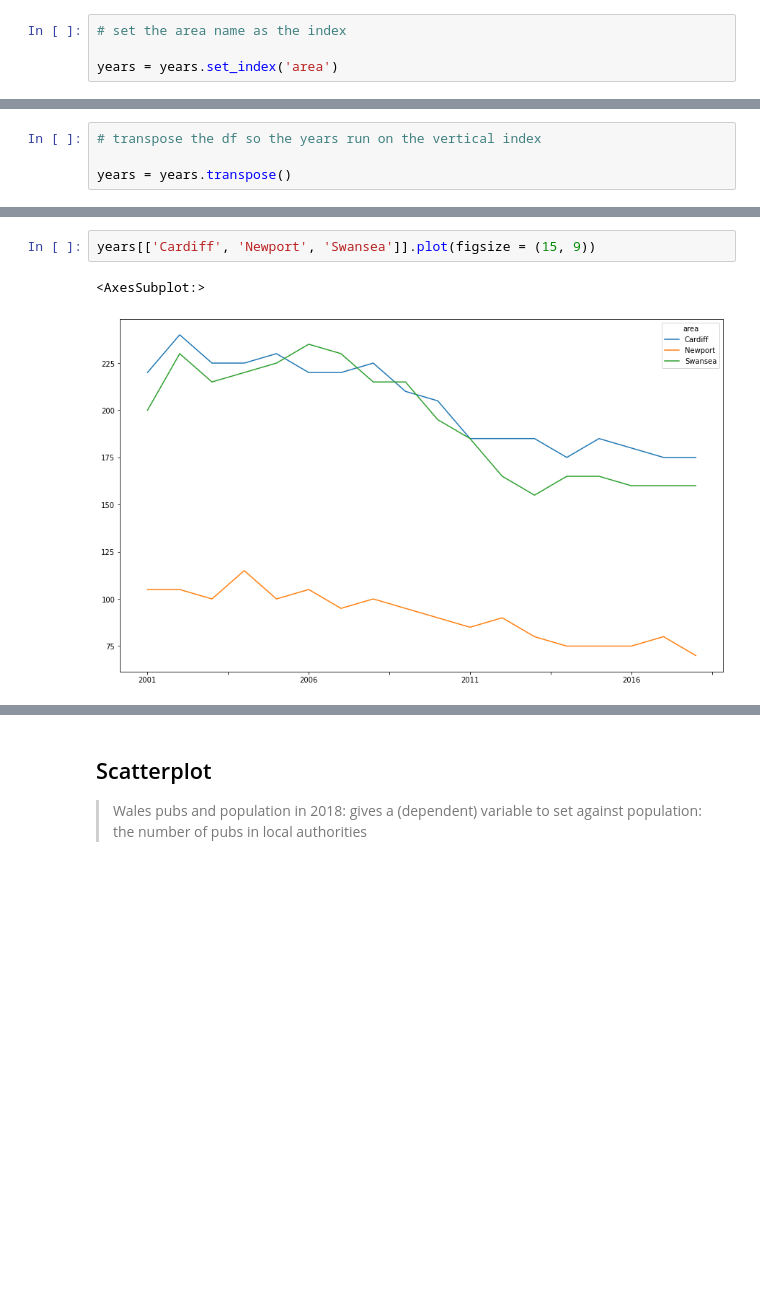
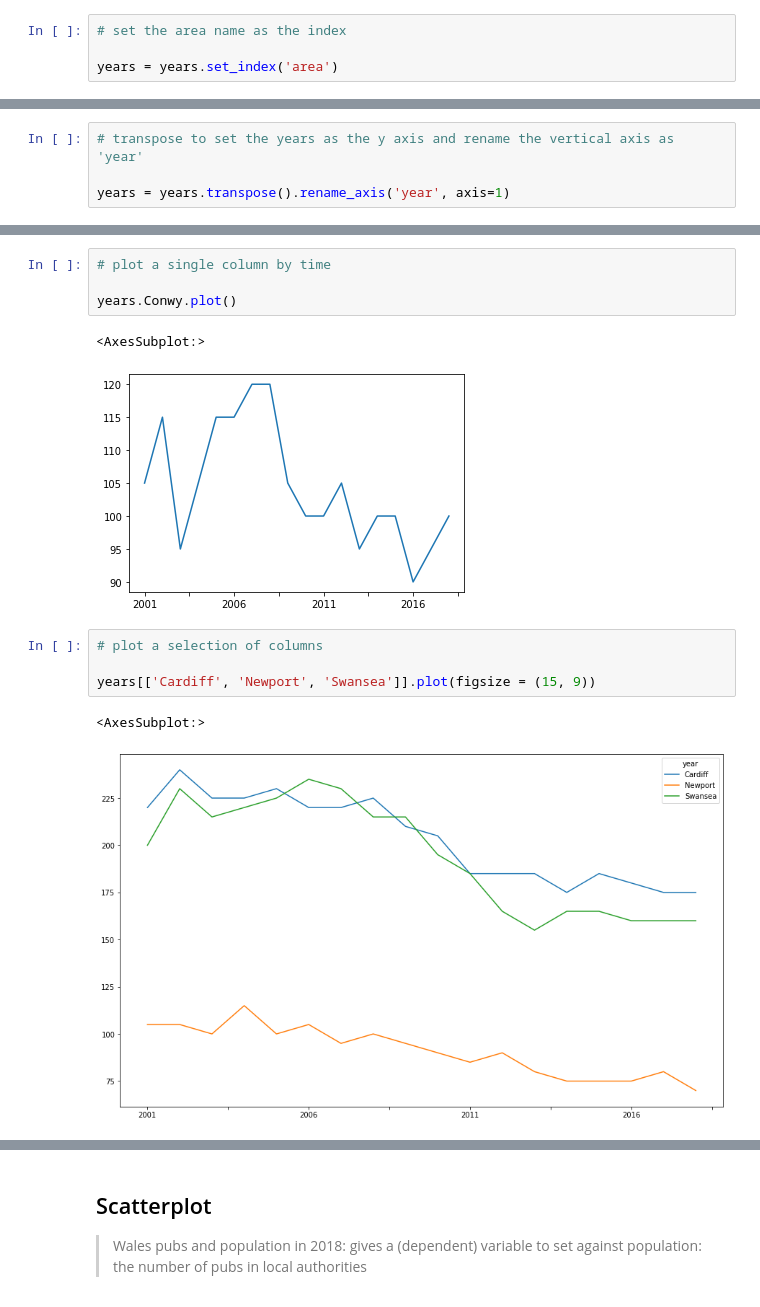
Before and after one commit to aodhanlutetiae/j_book, a Jupyter notebook: _build/jupyter_execute/viz_pandas_syntax.ipynb, the cells around one changed output, grey strips where cells are left out. Saved outputs shown, nothing was run; the diff lists cells and outputs as text; blank space fills up the shorter version.

Commit message:
fix charts notebook

```diff
--- a/_build/jupyter_execute/viz_pandas_syntax.ipynb
+++ b/_build/jupyter_execute/viz_pandas_syntax.ipynb
@@ -135,4 +165,4 @@ years = years.set_index('area')
 # %%
-# transpose the df so the years run on the vertical index
+# transpose to set the years as the y axis and rename the vertical axis as 'year'
 
-years = years.transpose()
+years = years.transpose().rename_axis('year', axis=1)
@@ -143,4 +176,13 @@ TypeError: no numeric data to plot
+# %%
+# plot a single column by time
+
+years.Conwy.plot()
+# %% [output]
+<AxesSubplot:>
+[figure, added]
 # %%
+# plot a selection of columns
+
 years[['Cardiff', 'Newport', 'Swansea']].plot(figsize = (15, 9))
 # %% [output]
 <AxesSubplot:>
```
Also changed, not shown: parts of 10 cells of this notebook, 54 other files.
